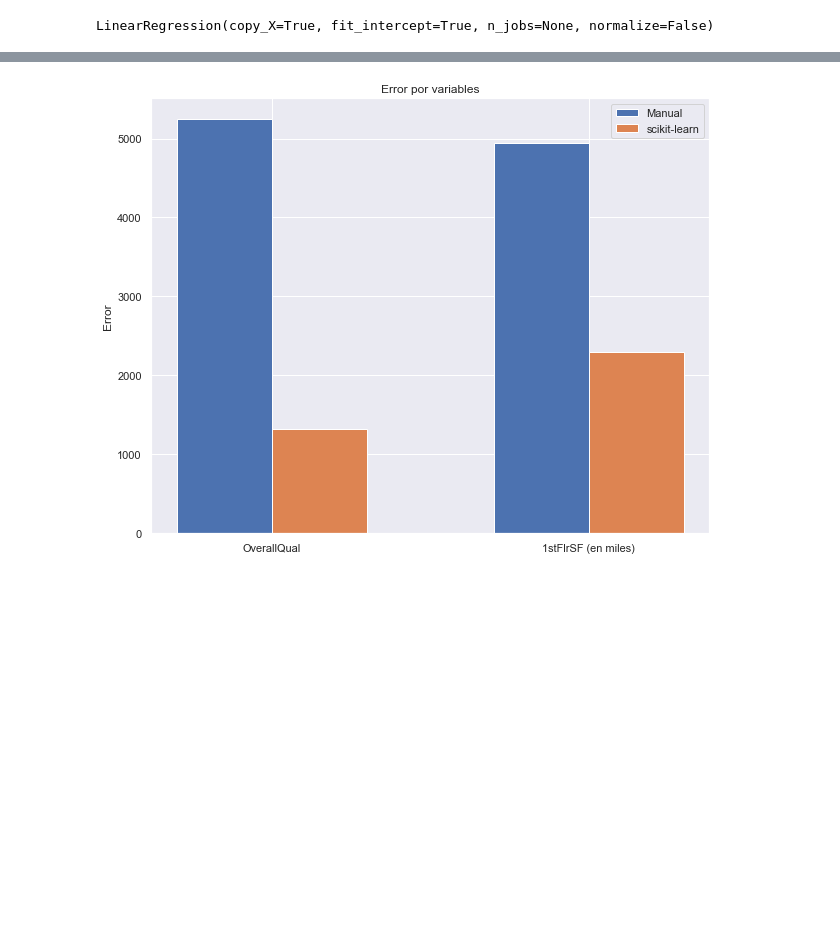
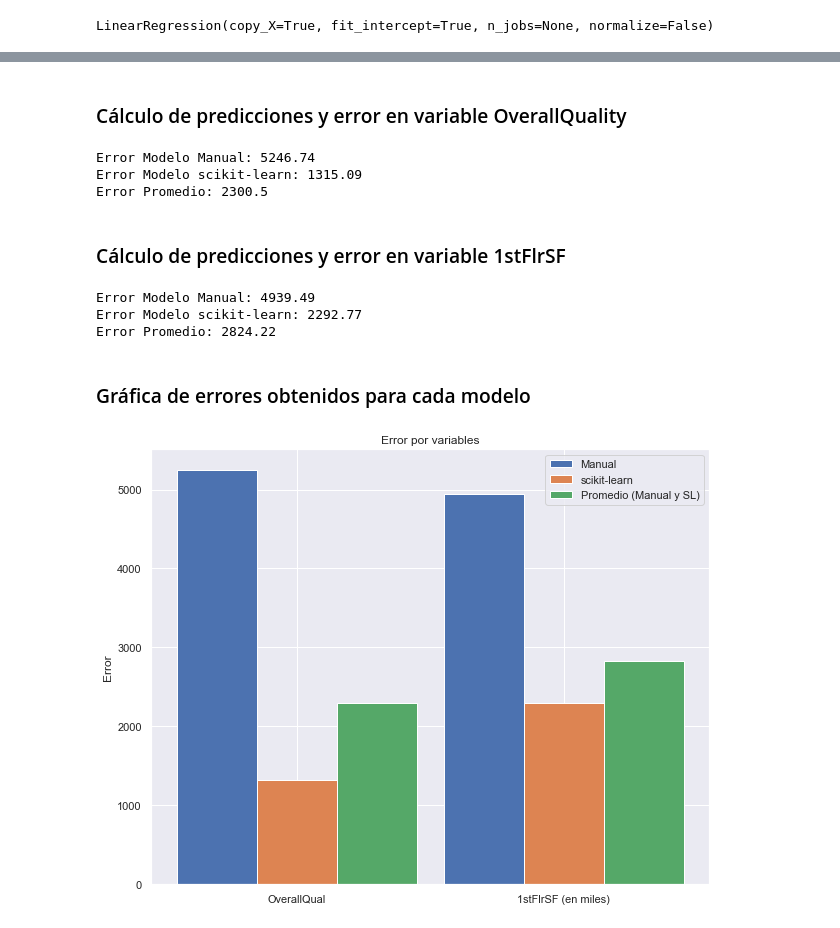
Before and after one commit to djrodriguezp/papd-cdp-proyecto, a Jupyter notebook: Proyecto Ciencia de Datos en Python.ipynb, the cells around one changed output, grey strips where cells are left out. Drawn from its saved outputs; the diff is of its cells as text; code cells hidden in the pictures; blank space fills up the shorter version.

```diff
--- a/Proyecto Ciencia de Datos en Python.ipynb
+++ b/Proyecto Ciencia de Datos en Python.ipynb
@@ -212,34 +284,59 @@ def get_predictions(x, manual_model, sl_model):
 # %%
 def calculate_error(y,yhat):
     return (0.5 * (np.average((y-yhat)**2)))
+# %% [markdown]
+### Cálculo de predicciones y error en variable OverallQuality
+# %%
+x = test_dataset[:,1].reshape(-1,1)
+y = test_dataset[:,0].reshape(-1,1)
+
+manual_pred_quality, sl_pred_quality, avg_pred_quality = get_predictions(x, model_quality[(len(model_quality)-1)], lreg_quality )
+manual_error_quality = calculate_error(y,manual_pred_quality)
+sl_error_quality = calculate_error(y,sl_pred_quality)
+avg_error_quality = calculate_error(y,avg_pred_quality)
+
+print("Error Modelo Manual: "+str(round(manual_error_quality,2)))
+print("Error Modelo scikit-learn: "+str(round(sl_error_quality,2)))
+print("Error Promedio: "+str(round(avg_error_quality,2)))
+# %% [output]
+Error Modelo Manual: 5246.74
+Error Modelo scikit-learn: 1315.09
+Error Promedio: 2300.5
+# %% [markdown]
+### Cálculo de predicciones y error en variable 1stFlrSF
+# %%
+x = test_dataset[:,2].reshape(-1,1)
+y = test_dataset[:,0].reshape(-1,1)
+
+manual_pred_1flrsf, sl_pred_1flrsf, avg_pred_1flrsf = get_predictions(x, model_1flrsf[(len(model_1flrsf)-1)], lreg_1flrsf )
+manual_error_1flrsf = calculate_error(y,manual_pred_1flrsf)
+sl_error_1flrsf = calculate_error(y,sl_pred_1flrsf)
+avg_error_1flrsf = calculate_error(y,avg_pred_1flrsf)
+
+print("Error Modelo Manual: "+str(round(manual_error_1flrsf,2)))
+print("Error Modelo scikit-learn: "+str(round(sl_error_1flrsf,2)))
+print("Error Promedio: "+str(round(avg_error_1flrsf,2)))
+# %% [output]
+Error Modelo Manual: 4939.49
+Error Modelo scikit-learn: 2292.77
+Error Promedio: 2824.22
+# %% [markdown]
+### Gráfica de errores obtenidos para cada modelo
 # %%
-x = test_dataset[:,1].reshape(-1,1)
-y = test_dataset[:,0].reshape(-1,1)
-
-manual_pred_quality, sl_pred_quality, avg_pred_quality = get_predictions(x, model_quality[(len(model_quality)-1)], lreg_quality )
-manual_error_quality = calculate_error(y,manual_pred_quality)
-sl_error_quality = calculate_error(y,sl_pred_quality)
-
-x = test_dataset[:,2].reshape(-1,1)
-y = test_dataset[:,0].reshape(-1,1)
-
-manual_pred_1flrsf, sl_pred_1flrsf, avg_pred_1flrsf = get_predictions(x, model_1flrsf[(len(model_1flrsf)-1)], lreg_1flrsf )
-manual_error_1flrsf = calculate_error(y,manual_pred_1flrsf)
-sl_error_1flrsf = calculate_error(y,sl_pred_1flrsf)
-
 f, ax = plt.subplots(figsize=(10,8))
 labels = [variables[1], variables[2]]
 width = 0.30
 x_plt = np.arange(len(labels))
-rects1 = ax.bar(x_plt - width/2, (manual_error_quality,manual_error_1flrsf), width, label='Manual')
-rects2 = ax.bar(x_plt + width/2, (sl_error_quality,sl_error_1flrsf), width, label='scikit-learn')
 
+rects1 = ax.bar(x_plt, (manual_error_quality,manual_error_1flrsf), width, label='Manual')
+rects2 = ax.bar(x_plt + width, (sl_error_quality,sl_error_1flrsf), width, label='scikit-learn')
+rects3 = ax.bar(x_plt + (2*width), (avg_error_quality,avg_error_1flrsf), width, label='Promedio (Manual y SL)')
 
 ax.set_ylabel('Error')
 ax.set_title('Error por variables')
-ax.set_xticks(x_plt)
+ax.set_xticks(x_plt + width)
 ax.set_xticklabels(labels)
 ax.legend()
 plt.show()
 # %% [output]
-[figure, old version]
+[figure, new version]
```
Also changed, not shown: parts of 12 cells of this notebook.
